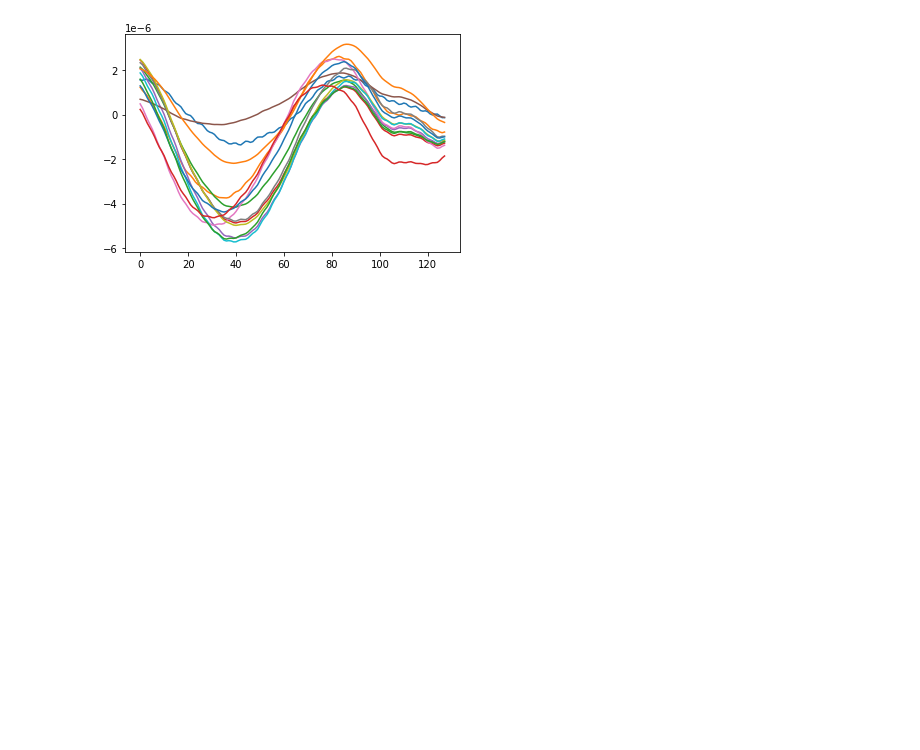
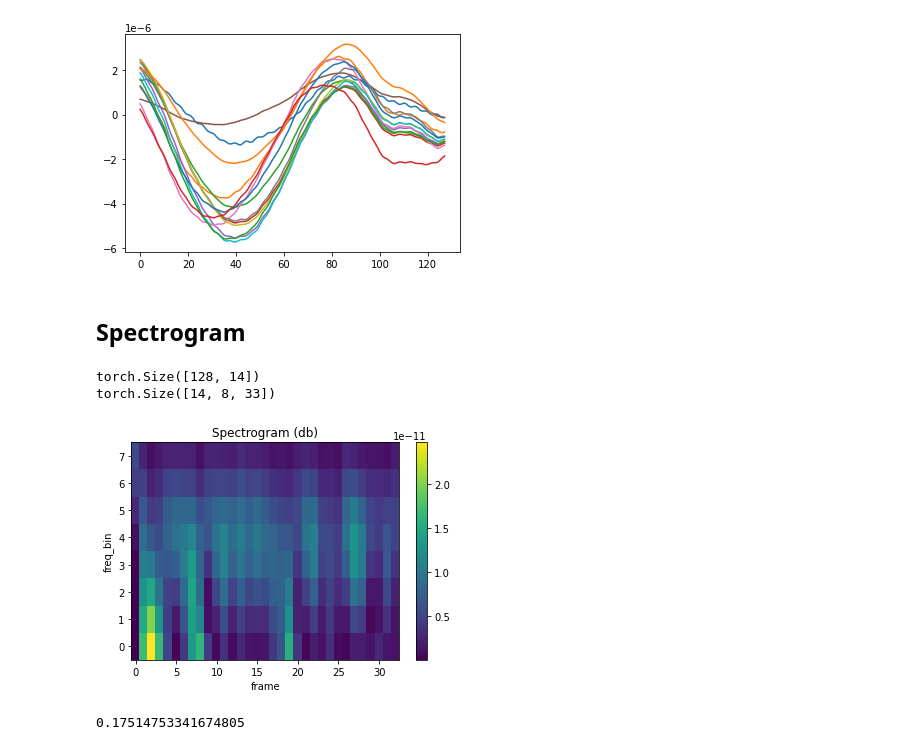
Before and after one commit to rom42pla/sateer, a Jupyter notebook: tests.ipynb, the cells around one changed output. Saved outputs shown, nothing was run; the diff lists cells and outputs as text; code cells hidden in the pictures; blank space fills up the shorter version.

```diff
--- a/tests.ipynb
+++ b/tests.ipynb
@@ -50,3 +57,35 @@ for i in s:
 [figure]
 [figure]
 [figure]
+# %% [markdown]
+## Spectrogram
+# %%
+import librosa
+def plot_spectrogram(specgram, title=None, ylabel="freq_bin"):
+    fig, axs = plt.subplots(1, 1)
+    axs.set_title(title or "Spectrogram (db)")
+    axs.set_ylabel(ylabel)
+    axs.set_xlabel("frame")
+    im = axs.imshow(specgram, origin="lower", aspect="auto")
+    fig.colorbar(im, ax=axs)
+    plt.show(block=False)
+
+def get_mel_spectrogram(x, sampling_rate: Union[int, float]):
+    transform = transforms.MelSpectrogram(sample_rate=128, f_min=3, f_max=50, n_fft=50, n_mels=8, center=True, win_length=8)
+    mel_spectrogram = transform(einops.rearrange(x, "s c -> c s"))
+    return mel_spectrogram
+# %%
+from torch import nn
+from torchaudio import transforms
+print(sample_eeg.shape)
+st = time.time()
+s = get_mel_spectrogram(x=sample_eeg)
+print(s.shape)
+plot_spectrogram(s[0])
+# plot_spectrogram(mel_specgram[0], title="MelSpectrogram - torchaudio", ylabel="mel freq")
+print(time.time() - st)
+# %% [output]
+torch.Size([128, 14])
+torch.Size([14, 8, 33])
+[figure, added]
+0.17514753341674805
```
Also changed, not shown: parts of 4 cells of this notebook, 2 other files.
